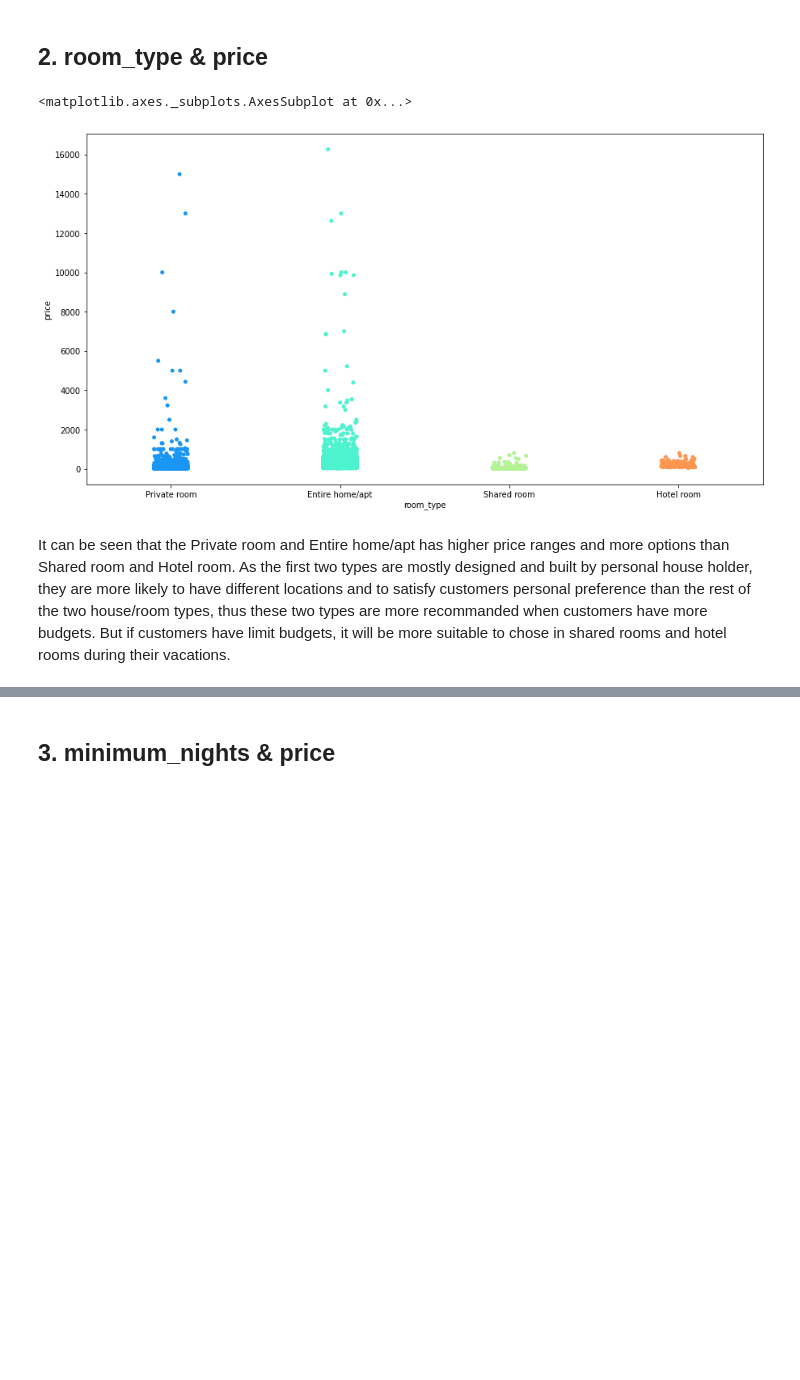
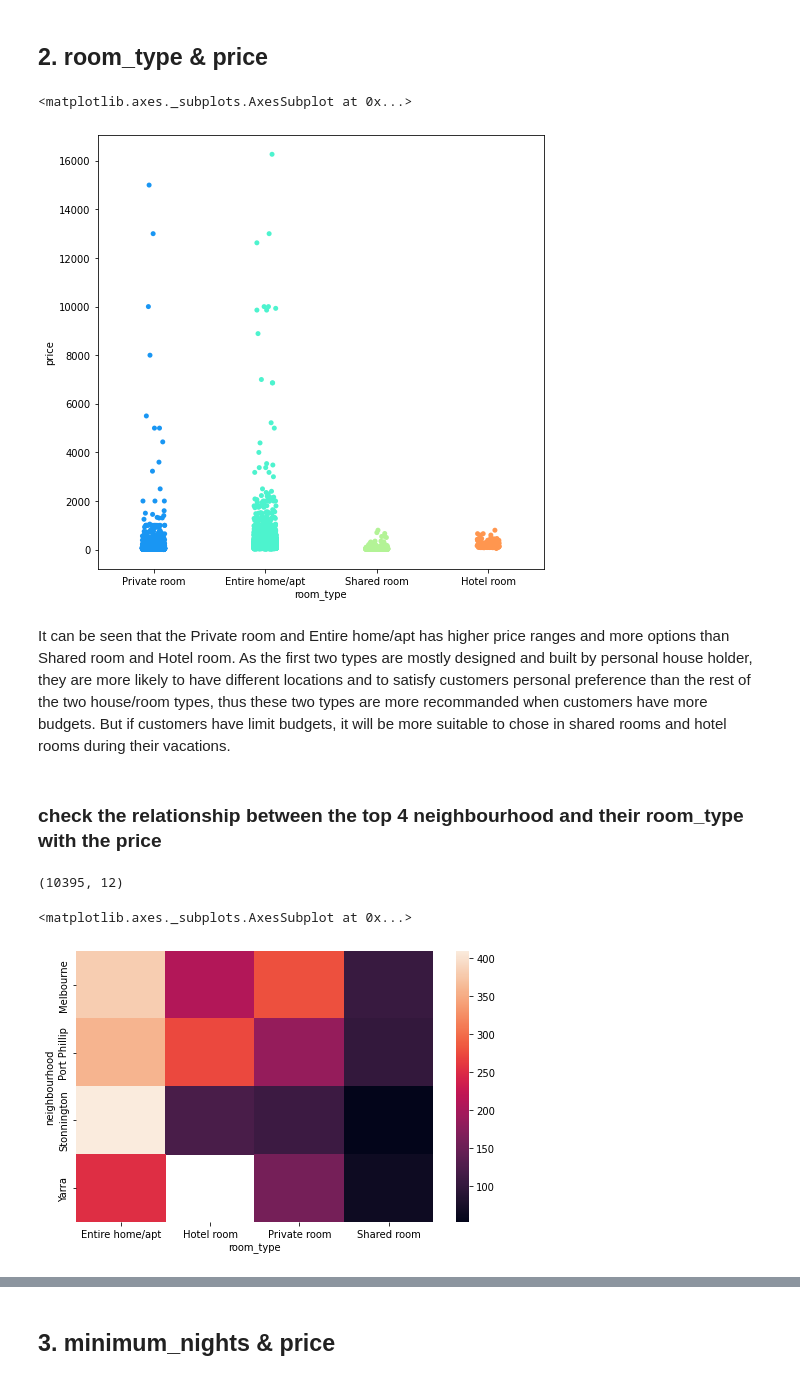
Before and after one commit to JunoZ9009/project_2021_summer, a Jupyter notebook: airbnb/04_Airbnb.ipynb, the cells around one changed output, grey strips where cells are left out. Saved outputs shown, nothing was run; the diff lists cells and outputs as text; code cells hidden in the pictures; blank space fills up the shorter version.

```diff
--- a/airbnb/04_Airbnb.ipynb
+++ b/airbnb/04_Airbnb.ipynb
@@ -368,12 +286,35 @@ The relationship is more clear in carplot than that in boxplot. The range of the
 # %% [markdown]
 ## 2. room_type & price
 # %%
-plt.figure(figsize=(15,8))
+plt.figure(figsize=(8,8))
 sns.stripplot(x='room_type',y='price',data=new_data, palette='rainbow')
 # %% [output]
 <matplotlib.axes._subplots.AxesSubplot at 0x...>
-[figure, old version]
+[figure, new version]
 # %% [markdown]
 It can be seen that the Private room and Entire home/apt has higher price ranges and more options than Shared room and Hotel room. As the first two types are mostly designed and built by personal house holder, they are more likely to have different locations and to satisfy customers personal preference than the rest of the two house/room types, thus these two types are more recommanded when customers have more budgets. But if customers have limit budgets, it will be more suitable to chose in shared rooms and hotel rooms during their vacations.
 # %%
 # set(new_data.minimum_nights)
+# %% [markdown]
+### check the relationship between the top 4 neighbourhood and their room_type with the price
+# %%
+# Melbourne	5430
+# Port Phillip	2256
+# Yarra	1432
+# Stonnington	1277
+top_4 = new_data.loc[new_data.neighbourhood.isin(['Melbourne','Port Phillip',
+                                          'Yarra', 'Stonnington'])]
+
+# top_4.head()
+# top_4.shape
+# %% [output]
+(10395, 12)
+# %%
+top_4_2 = top_4[['neighbourhood','room_type','price']].drop_duplicates().reset_index(drop=True)
+top_4_3 = top_4_2.groupby(['neighbourhood', 'room_type']).mean().reset_index()
+
+plt.figure(figsize=(8,5))
+sns.heatmap(top_4_3.pivot("neighbourhood", "room_type", "price"))
+# %% [output]
+<matplotlib.axes._subplots.AxesSubplot at 0x...>
+[figure, added]
```
Also changed, not shown: parts of 56 cells of this notebook.
